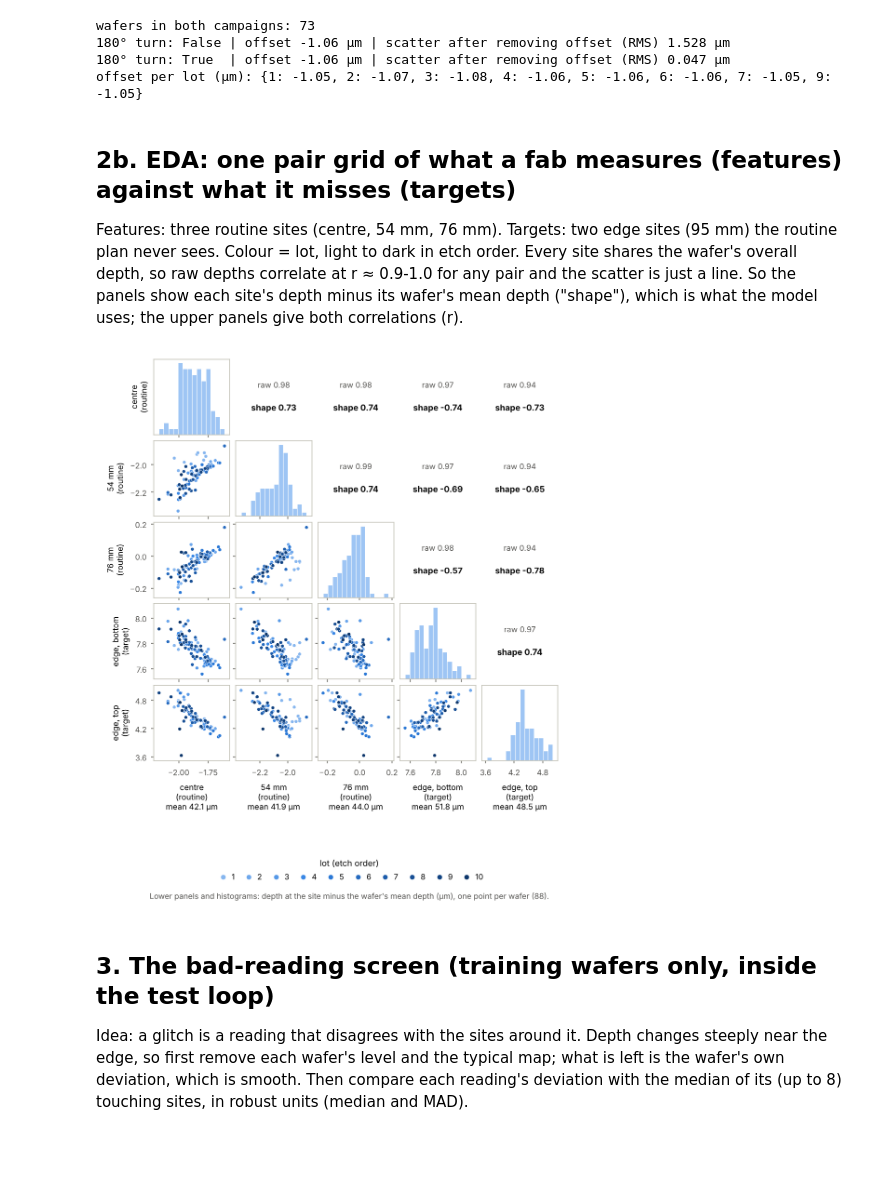
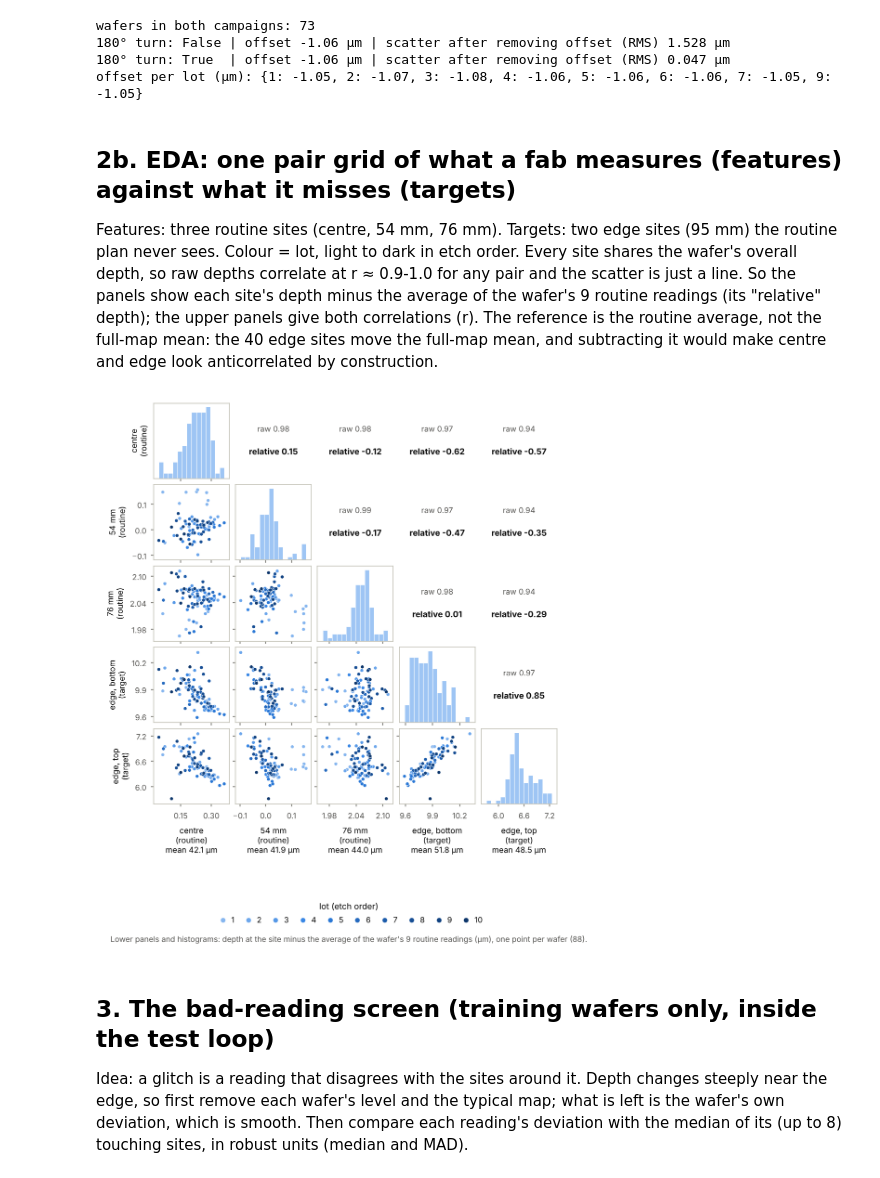
Before and after one commit to arifulRPI/sparse-wafer-metrology, a Jupyter notebook: notebooks/01_core_reconstruction.ipynb, the cells around one changed output. Cells and saved outputs as stored; diff of their text form; code cells hidden in the pictures; blank space fills up the shorter version.

```diff
--- a/notebooks/01_core_reconstruction.ipynb
+++ b/notebooks/01_core_reconstruction.ipynb
@@ -115,8 +115,10 @@ offset per lot (µm): {1: -1.05, 2: -1.07, 3: -1.08, 4: -1.06, 5: -1.06, 6: -1.0
 Features: three routine sites (centre, 54 mm, 76 mm). Targets: two edge sites (95 mm) the
 routine plan never sees. Colour = lot, light to dark in etch order.
 Every site shares the wafer's overall depth, so raw depths correlate at r ≈ 0.9-1.0 for any pair
-and the scatter is just a line. So the panels show each site's depth minus its wafer's mean depth
-("shape"), which is what the model uses; the upper panels give both correlations (r).
+and the scatter is just a line. So the panels show each site's depth minus the average of the
+wafer's 9 routine readings (its "relative" depth); the upper panels give both correlations (r).
+The reference is the routine average, not the full-map mean: the 40 edge sites move the full-map
+mean, and subtracting it would make centre and edge look anticorrelated by construction.
 # %%
 LOT_COLOURS = ['#86b6ef', '#6da7ec', '#5598e7', '#3987e5', '#2a78d6',
                '#256abf', '#1c5cab', '#184f95', '#104281', '#0d366b']   # one blue, light -> dark
@@ -124,7 +126,7 @@ picks = {'centre\n(routine)': (0, 0), '54 mm\n(routine)': (-38, -38), '76 mm\n(r
          'edge, bottom\n(target)': (0, -95), 'edge, top\n(target)': (0, 95)}
 names = list(picks)
 raw = np.column_stack([Y[:, sites.index(p)] for p in picks.values()])     # raw depths, 88 x 5
-shape = raw - Y.mean(axis=1, keepdims=True)                              # minus each wafer's mean depth
+shape = raw - Y[:, routine].mean(axis=1, keepdims=True)                 # minus the wafer's routine-9 average
 colours = [LOT_COLOURS[l - 1] for l in lot]
 
 EDA_SIZE = globals().get('EDA_SIZE', 5.6)   # figure width in inches
@@ -147,41 +149,41 @@ for i in range(n):
         else:                                                             # upper: the two correlations
             ax.text(0.5, 0.66, 'raw %.2f' % np.corrcoef(raw[:, i], raw[:, j])[0, 1],
                     ha='center', va='center', transform=ax.transAxes, fontsize=6, color='#52514e')
-            ax.text(0.5, 0.36, 'shape %.2f' % np.corrcoef(shape[:, i], shape[:, j])[0, 1],
+            ax.text(0.5, 0.36, 'relative %.2f' % np.corrcoef(shape[:, i], shape[:, j])[0, 1],
                     ha='center', va='center', transform=ax.transAxes, fontsize=6.5, color='#0b0b0b', fontweight='bold')
             ax.set_xticks([]); ax.set_yticks([])
             for sp in ax.spines.values():
                 sp.set_visible(False)
         if i < n - 1:
             ax.set_xticklabels([])
         else:
             ax.set_xlabel(names[j] + '\nmean %.1f µm' % raw[:, j].mean(), fontsize=6.2)
         if j > 0 or i == 0:
             if i > j:
                 ax.set_yticklabels([])
         else:
             ax.set_ylabel(names[i], fontsize=6.2)
     axes[0, 0].set_ylabel(names[0], fontsize=6.2)
 for j in range(n):                                                        # same x range down each column
     lo, hi = shape[:, j].min(), shape[:, j].max()
     pad = 0.08 * (hi - lo)
     for i in range(n):
         if i >= j:
             axes[i, j].set_xlim(lo - pad, hi + pad)
         if i > j:
             lo_i, hi_i = shape[:, i].min(), shape[:, i].max()
             axes[i, j].set_ylim(lo_i - 0.08 * (hi_i - lo_i), hi_i + 0.08 * (hi_i - lo_i))
 handles = [plt.Line2D([], [], ls='', marker='o', ms=4, mfc=LOT_COLOURS[k], mec='white', mew=0.3,
                       label=str(k + 1)) for k in range(10)]
 fig.legend(handles=handles, title='lot (etch order)', ncol=10, loc='lower center', bbox_to_anchor=(0.5, -0.135),
            fontsize=6, title_fontsize=6.5, frameon=False, handletextpad=0.1, columnspacing=0.8)
-fig.text(0.5, -0.155, 'Lower panels and histograms: depth at the site minus the wafer\'s mean depth (µm), one point per wafer (88).',
+fig.text(0.5, -0.155, 'Lower panels and histograms: depth at the site minus the average of the wafer\'s 9 routine readings (µm), one point per wafer (88).',
          ha='center', fontsize=6, color='#52514e')
 fig.subplots_adjust(wspace=0.08, hspace=0.08)
 fig.savefig(os.path.join(FIG_DIR, 'eda_pairgrid.png'), dpi=250, bbox_inches='tight')
 plt.show()
 # %% [output]
-[figure, old version]
+[figure, new version]
 # %% [markdown]
 ## 3. The bad-reading screen (training wafers only, inside the test loop)
 Idea: a glitch is a reading that disagrees with the sites around it.
```
Also changed, not shown: 5 other files.
